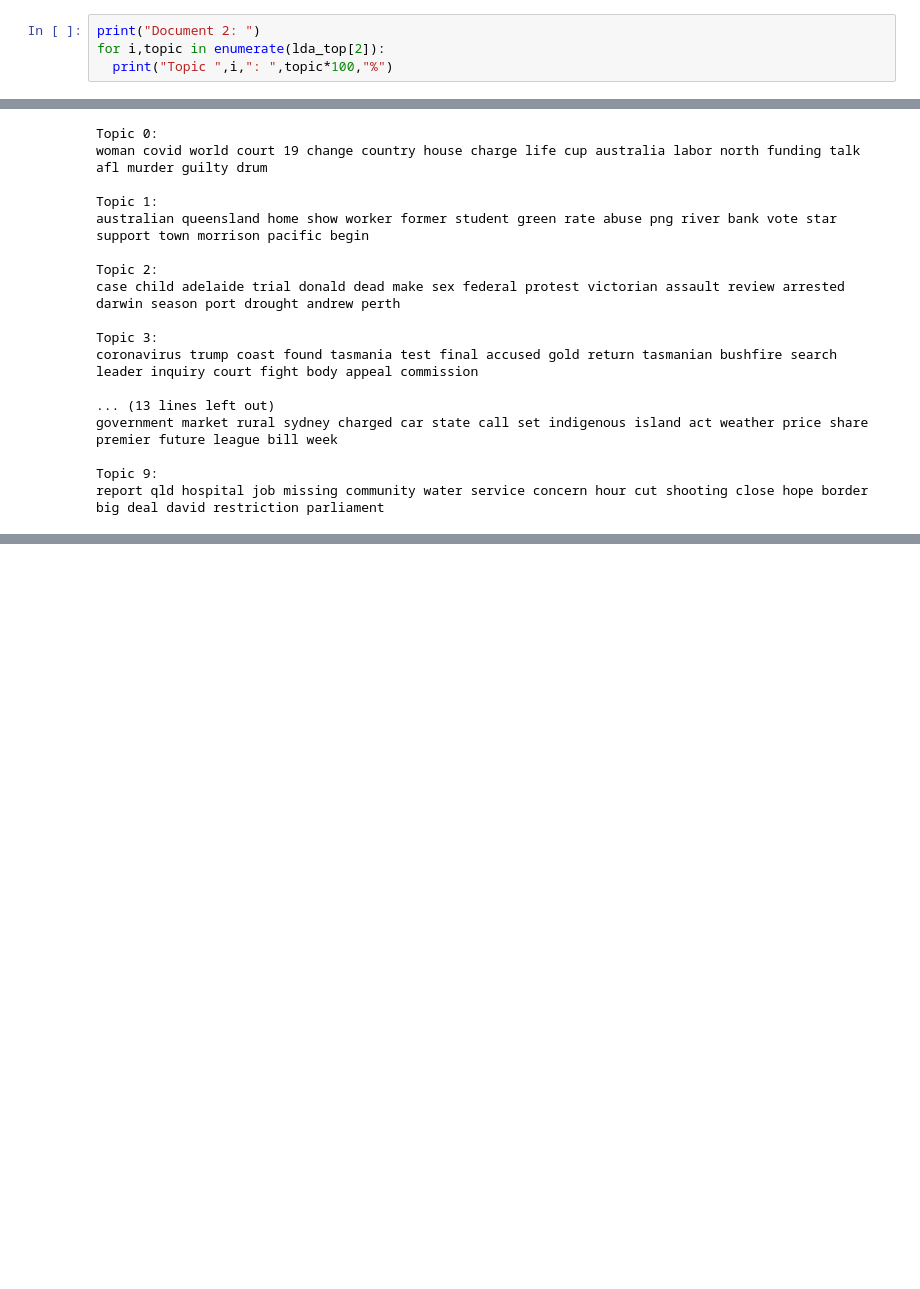
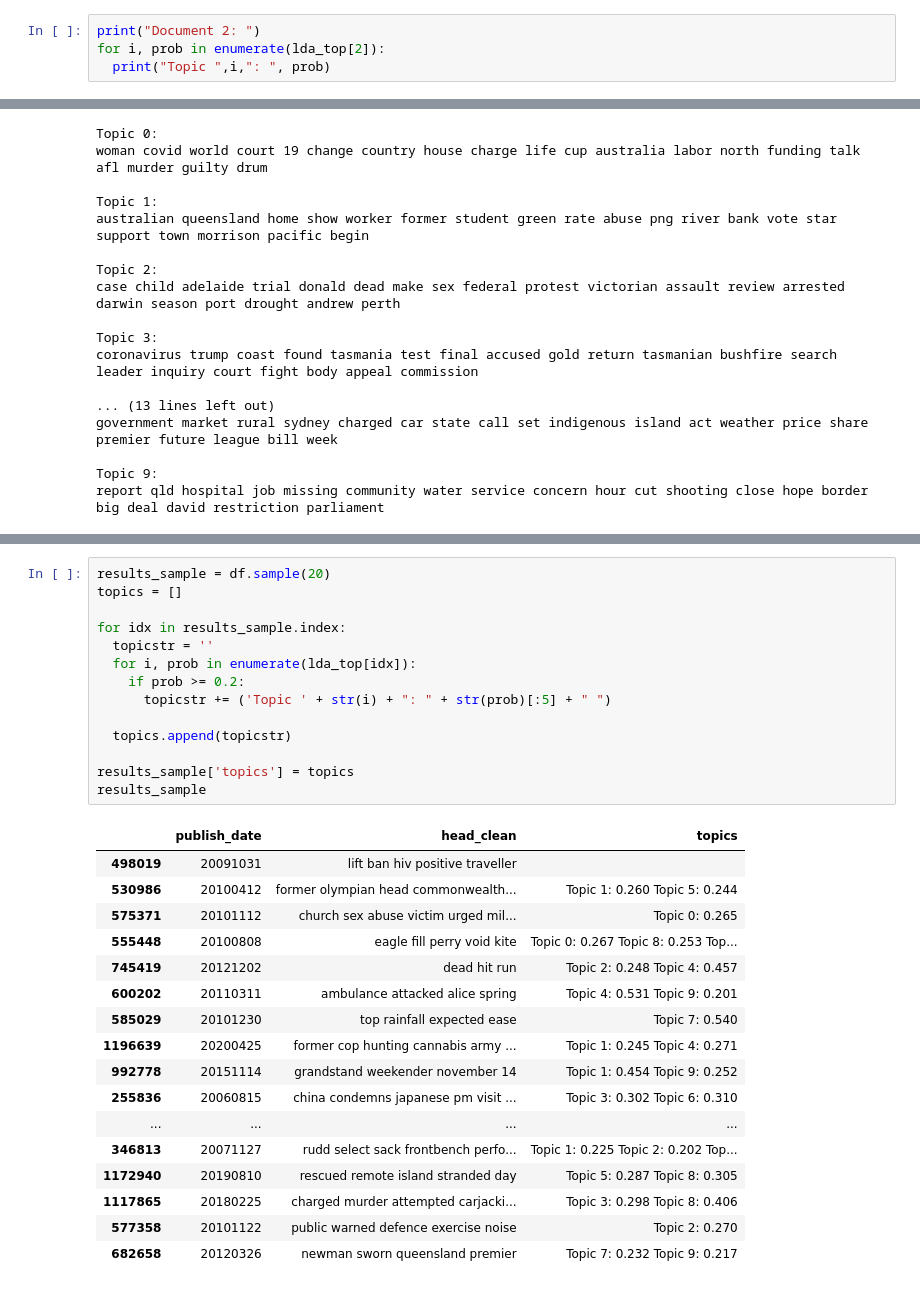
Before and after one commit to asjian/STATS451FinalProject, a Jupyter notebook: LDA.ipynb, the cells around one changed output, grey strips where cells are left out. Cells and saved outputs as stored; diff of their text form; blank space fills up the shorter version.

```diff
--- a/LDA.ipynb
+++ b/LDA.ipynb
@@ -128,7 +119,7 @@ print(lda_top)
  [0.29551169 0.03107981 0.15337297 ... 0.03107981 0.03107981 0.16075523]]
 # %%
 print("Document 2: ")
-for i,topic in enumerate(lda_top[2]):
-  print("Topic ",i,": ",topic*100,"%")
+for i, prob in enumerate(lda_top[2]):
+  print("Topic ",i,": ", prob)
 # %% [output]
 Document 2:
@@ -176,0 +164,32 @@ report qld hospital job missing community water service concern hour cut shootin
+# %%
+results_sample = df.sample(20)
+topics = []
+
+for idx in results_sample.index:
+  topicstr = ''
+  for i, prob in enumerate(lda_top[idx]):
+    if prob >= 0.2:
+      topicstr += ('Topic ' + str(i) + ": " + str(prob)[:5] + " ")
+
+  topics.append(topicstr)
+
+results_sample['topics'] = topics
+results_sample
+# %% [output]
+|  | publish_date | head_clean | topics |
+| 498019 | 20091031 | lift ban hiv positive traveller |  |
+| 530986 | 20100412 | former olympian head commonwealth... | Topic 1: 0.260 Topic 5: 0.244 |
+| 575371 | 20101112 | church sex abuse victim urged mil... | Topic 0: 0.265 |
+| 555448 | 20100808 | eagle fill perry void kite | Topic 0: 0.267 Topic 8: 0.253 Top... |
+| 745419 | 20121202 | dead hit run | Topic 2: 0.248 Topic 4: 0.457 |
+| 600202 | 20110311 | ambulance attacked alice spring | Topic 4: 0.531 Topic 9: 0.201 |
+| 585029 | 20101230 | top rainfall expected ease | Topic 7: 0.540 |
+| 1196639 | 20200425 | former cop hunting cannabis army ... | Topic 1: 0.245 Topic 4: 0.271 |
+| 992778 | 20151114 | grandstand weekender november 14 | Topic 1: 0.454 Topic 9: 0.252 |
+| 255836 | 20060815 | china condemns japanese pm visit ... | Topic 3: 0.302 Topic 6: 0.310 |
+| ... | ... | ... | ... |
+| 346813 | 20071127 | rudd select sack frontbench perfo... | Topic 1: 0.225 Topic 2: 0.202 Top... |
+| 1172940 | 20190810 | rescued remote island stranded day | Topic 5: 0.287 Topic 8: 0.305 |
+| 1117865 | 20180225 | charged murder attempted carjacki... | Topic 3: 0.298 Topic 8: 0.406 |
+| 577358 | 20101122 | public warned defence exercise noise | Topic 2: 0.270 |
+| 682658 | 20120326 | newman sworn queensland premier | Topic 7: 0.232 Topic 9: 0.217 |
```
Also changed, not shown: parts of 10 cells of this notebook.
